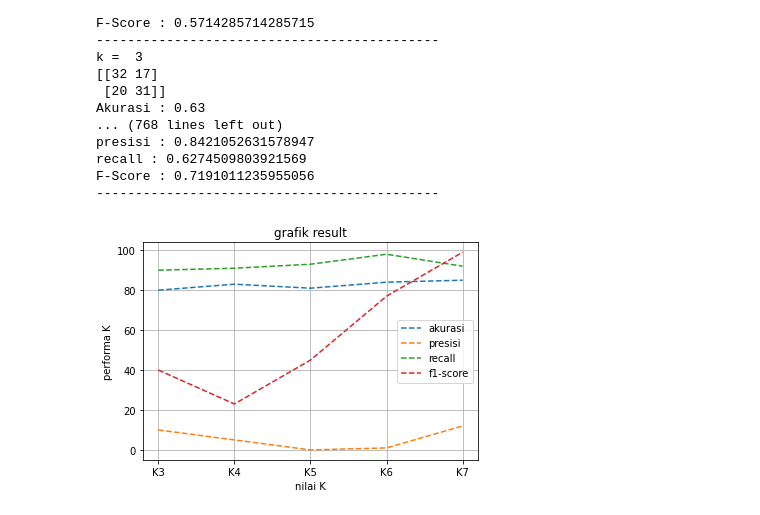
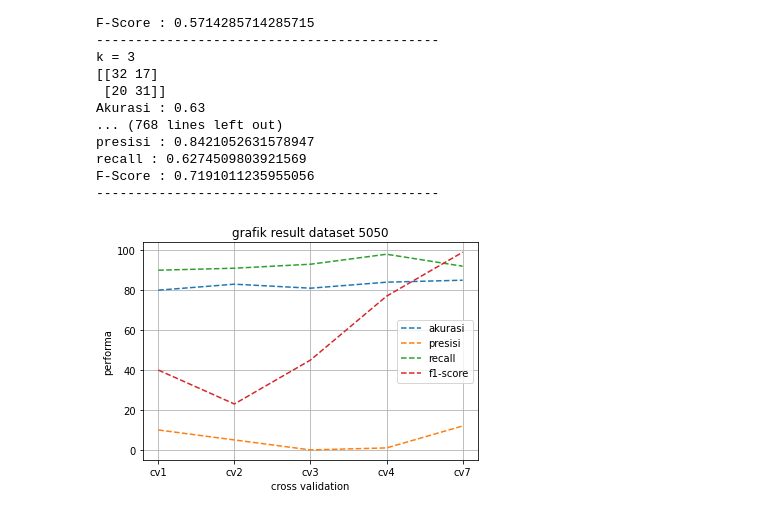
Before and after one commit to HuzainAzis/knn-cv, a Jupyter notebook: sourcecode.ipynb, the cells around one changed output. Drawn from its saved outputs; the diff is of its cells as text; code cells hidden in the pictures.

```diff
--- a/sourcecode.ipynb
+++ b/sourcecode.ipynb
@@ -132,20 +123,20 @@ F-Score : 0.7191011235955056
 --------------------------------------------
 # %%
 from matplotlib import pyplot as plot
-x = ["K3", "K4", "K5", "K6", "K7"]
+x = ["cv1", "cv2", "cv3", "cv4", "cv7"]
 a= [80,83,81,84,85]
 p= [10,5,0,1,12]
 r= [90,91,93,98,92]
 f= [40,23,45,77,99]
 plt.plot(x, a, '--')
 plt.plot(x, p, '--')
 plt.plot(x, r, '--')
 plt.plot(x, f, '--')
-plt.title("grafik result")
-plt.xlabel("nilai K")
-plt.ylabel("performa K")
+plt.title("grafik result dataset 5050")
+plt.xlabel("cross validation")
+plt.ylabel("performa")
 plt.legend(["akurasi","presisi", "recall", "f1-score"])
 plt.grid()
 plt.show()
 # %% [output]
-[figure, old version]
+[figure, new version]
```
Also changed, not shown: parts of 4 cells of this notebook.
